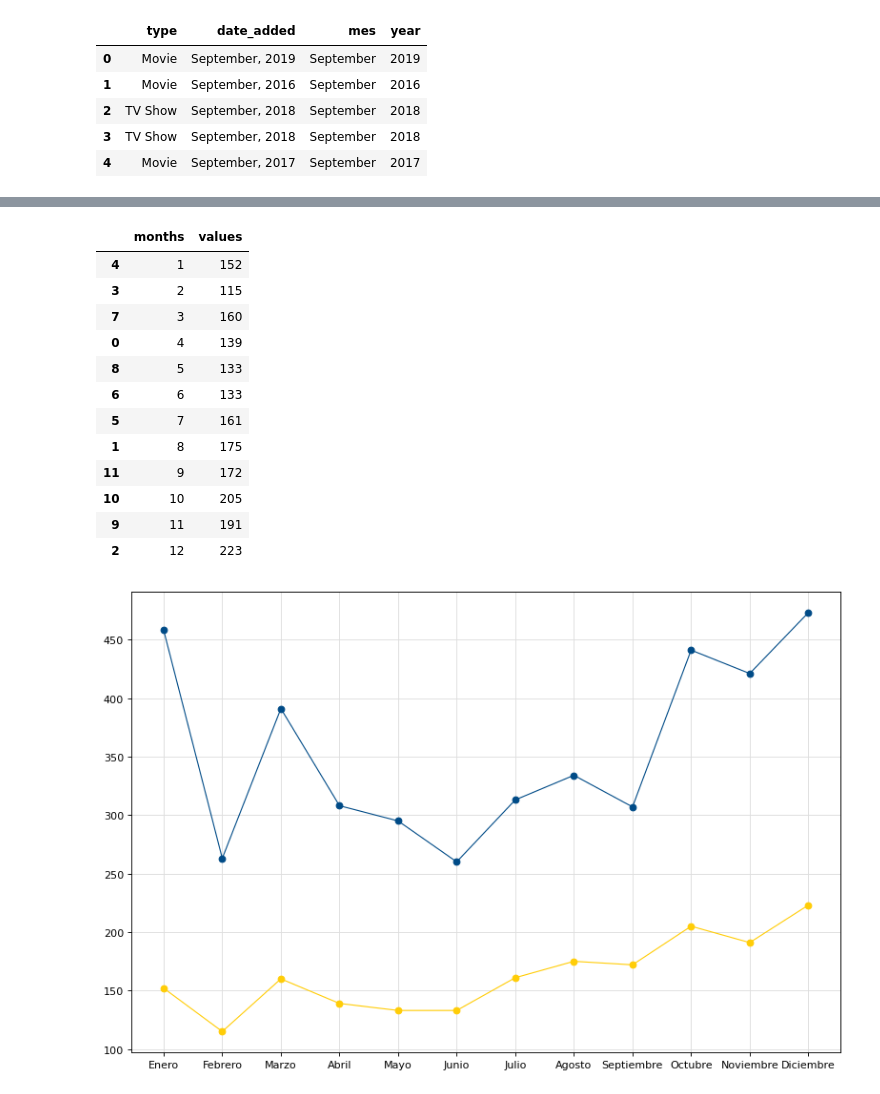
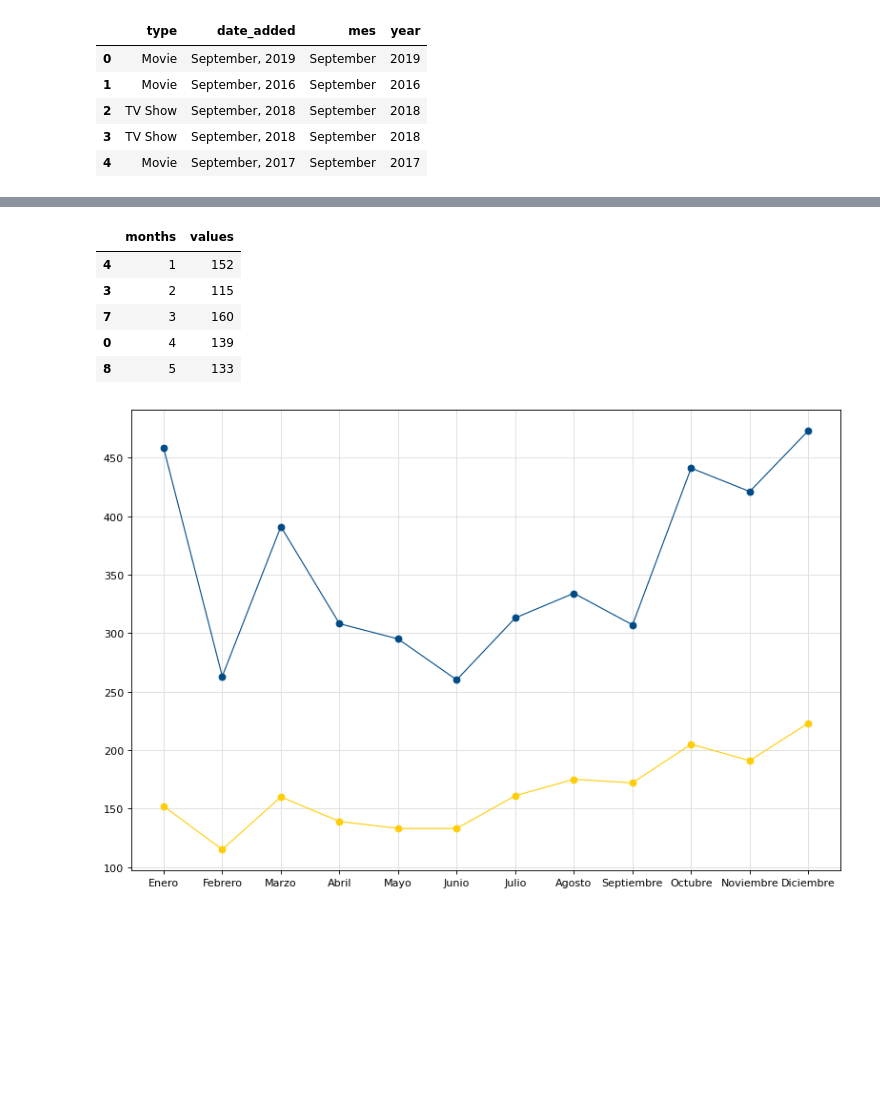
Before and after one commit to Jotivirix/Datamining_UFV, a Jupyter notebook: Lab1/entregable2/Lab1-Entregable2.ipynb, the cells around one changed output, grey strips where cells are left out. Saved outputs shown, nothing was run; the diff lists cells and outputs as text; code cells hidden in the pictures; blank space fills up the shorter version.

```diff
--- a/Lab1/entregable2/Lab1-Entregable2.ipynb
+++ b/Lab1/entregable2/Lab1-Entregable2.ipynb
@@ -504,19 +496,12 @@ sortedDataPelis
 # %%
-sortedDataSeries
+sortedDataSeries.head()
 # %% [output]
 |  | months | values |
 | 4 | 1 | 152 |
 | 3 | 2 | 115 |
 | 7 | 3 | 160 |
 | 0 | 4 | 139 |
 | 8 | 5 | 133 |
-| 6 | 6 | 133 |
-| 5 | 7 | 161 |
-| 1 | 8 | 175 |
-| 11 | 9 | 172 |
-| 10 | 10 | 205 |
-| 9 | 11 | 191 |
-| 2 | 12 | 223 |
 # %%
 # Crear una figura de 8x6 puntos de tamaño, 80 puntos por pulgada
 plt.figure(figsize=(12, 8), dpi=80)
```
Also changed, not shown: parts of 5 cells of this notebook, 5 other files.
